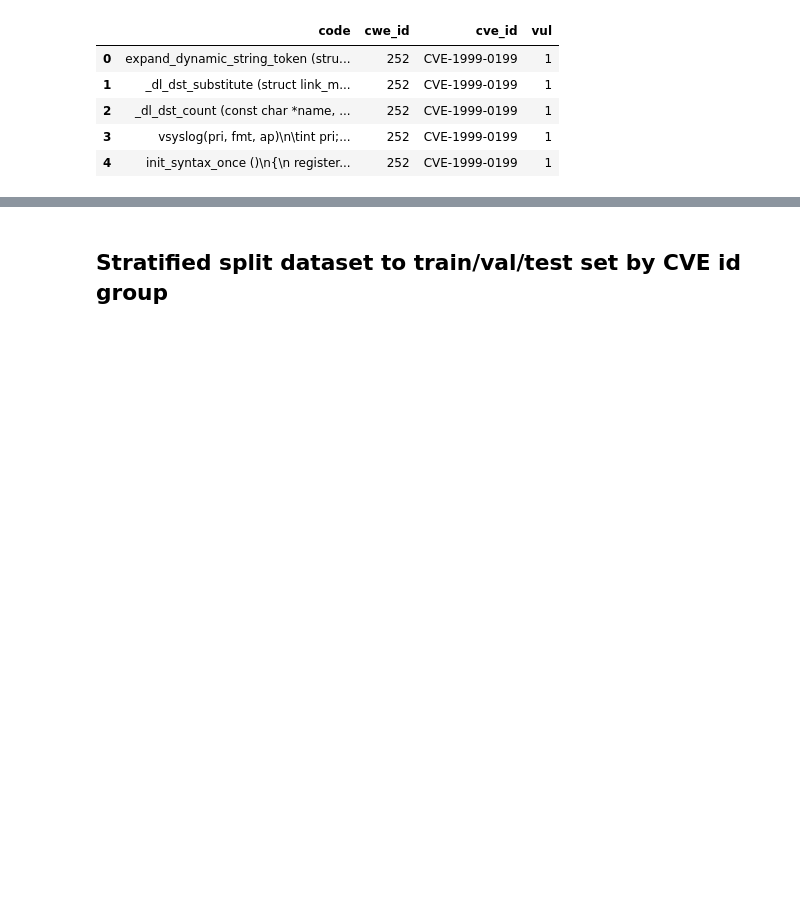
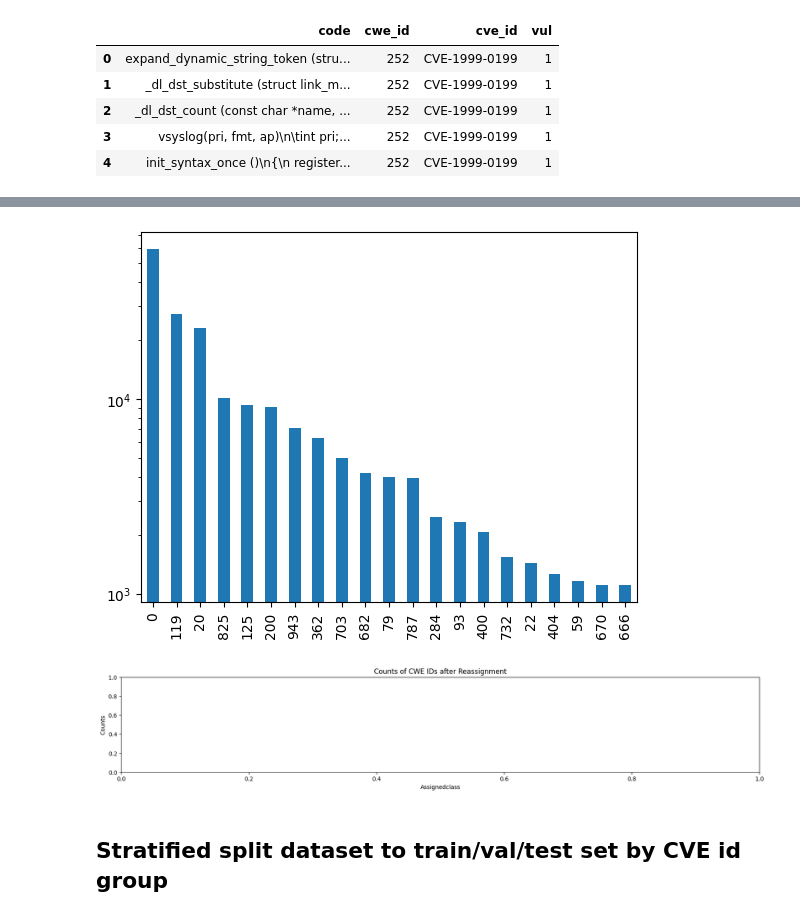
Before and after one commit to seunghee6022/TransVulDet, a Jupyter notebook: data_preprocessing/assign_cwes_and_split_datasets.ipynb, the cells around one changed output, grey strips where cells are left out. Cells and saved outputs as stored; diff of their text form; code cells hidden in the pictures; blank space fills up the shorter version.

```diff
--- a/data_preprocessing/assign_cwes_and_split_datasets.ipynb
+++ b/data_preprocessing/assign_cwes_and_split_datasets.ipynb
@@ -351,12 +625,16 @@ plt.show()
 # %%
 # Count unique values in 'assignedclass' column
 cwe_counts = combined_df['assignedclass'].value_counts()
 # Plotting
 cwe_counts.plot(kind='bar', logy=True)
+plt.figure(figsize=(20, 3))
 plt.xlabel('Assignedclass')
 plt.ylabel('Counts')
 plt.title('Counts of CWE IDs after Reassignment')
 plt.show()
+# %% [output]
+[figure, added]
+[figure, added]
 # %% [markdown]
 ## Stratified split dataset to train/val/test set by CVE id group
 # %%
```
Also changed, not shown: parts of 27 cells of this notebook, 1 other file.
